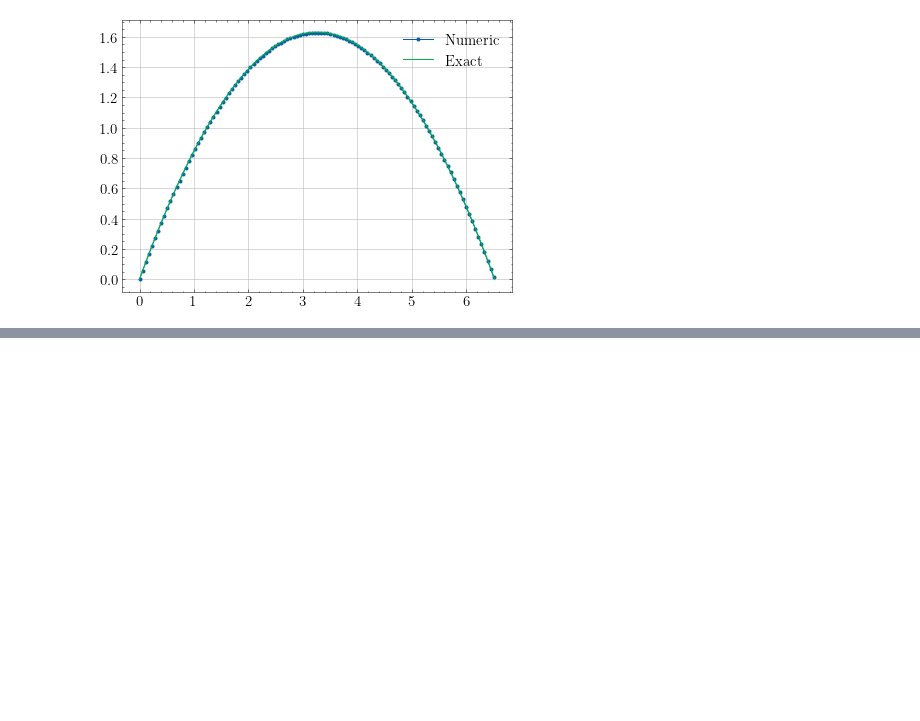
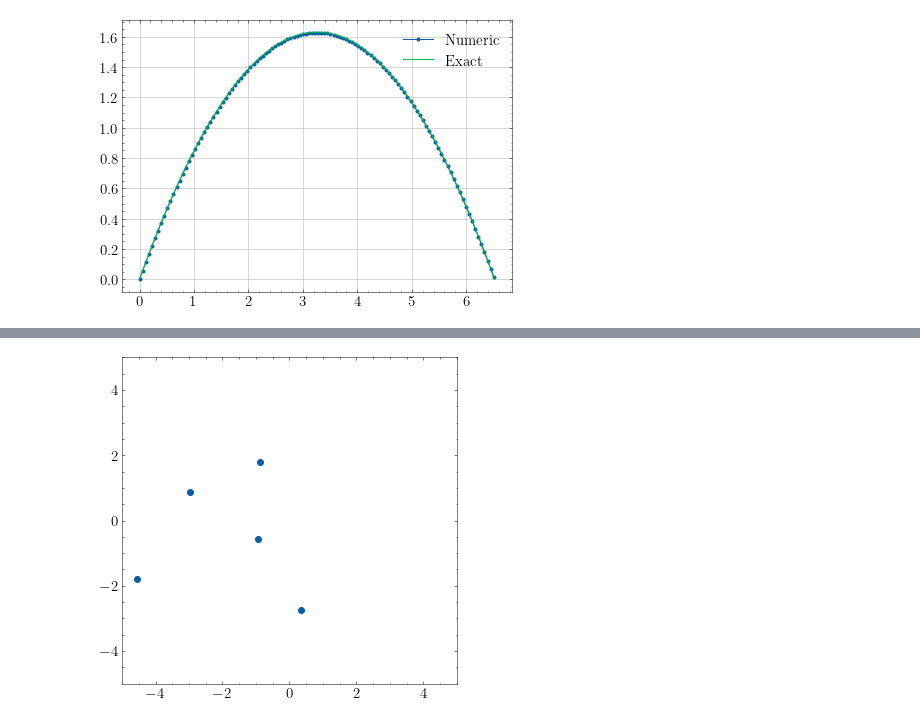
Before and after one commit to franklinzppa/fisica-computacional, a Jupyter notebook: Final Project.ipynb, the cells around one changed output, grey strips where cells are left out. Cells and saved outputs as stored; diff of their text form; code cells hidden in the pictures; blank space fills up the shorter version.

```diff
--- a/Final Project.ipynb
+++ b/Final Project.ipynb
@@ -139,0 +194,26 @@ plt.close()
+# %%
+dt = 0.1
+t_span = np.arange(0, 10 + dt, dt)
+
+N_times = len(t_span)
+N_dimensions = 2
+N_particles = 5
+
+m = np.ones(N_particles)
+
+r = np.zeros((N_times, N_particles, N_dimensions))
+v = np.zeros((N_times, N_particles, N_dimensions))
+a = np.zeros((N_times, N_particles, N_dimensions))
+
+# Staring positions and velocities
+
+r[0] = 2*np.random.randn(N_particles, N_dimensions) + 0.0
+v[0] = np.random.randn(N_particles, N_dimensions)
+
+fig = plt.figure(figsize=(6,6))
+plt.plot(r[0][:,0], r[0][:,1], marker='o', ls='')
+plt.xlim(-5,5)
+plt.ylim(-5,5)
+plt.show()
+# %% [output]
+[figure, added]
```
Also changed, not shown: parts of 7 cells of this notebook.
